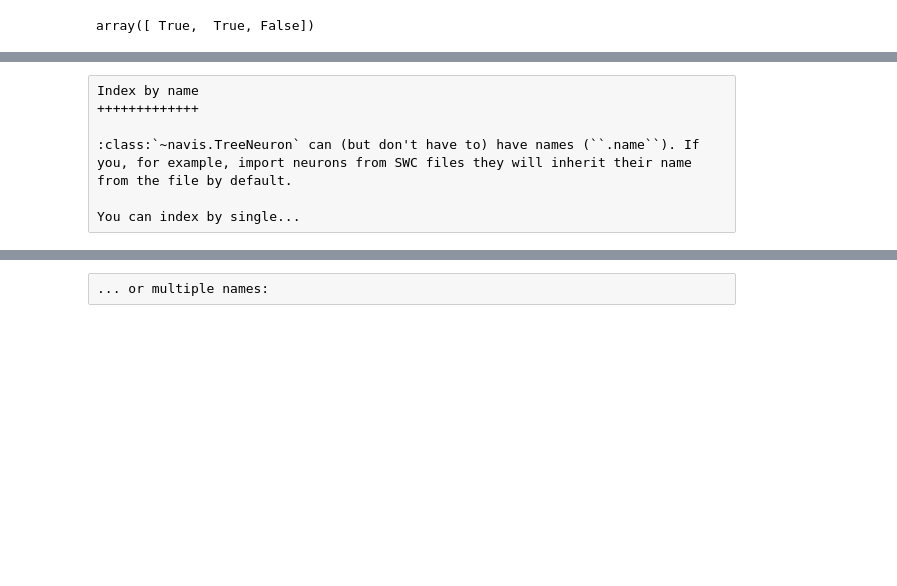
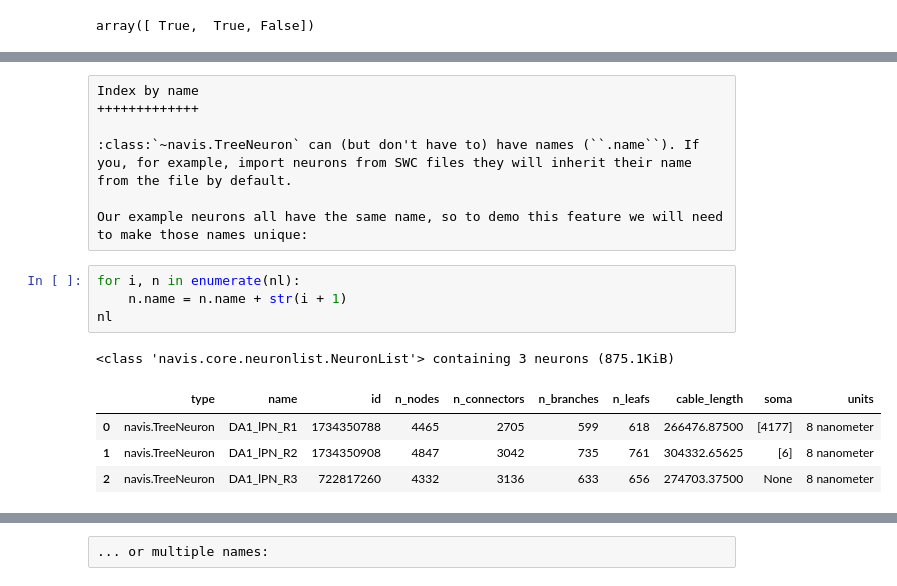
Before and after one commit to navis-org/navis, a Jupyter notebook: docs/source/tutorials/neurons_intro.ipynb, the cells around one changed output, grey strips where cells are left out. Cells and saved outputs as stored; diff of their text form; blank space fills up the shorter version.

```diff
--- a/docs/source/tutorials/neurons_intro.ipynb
+++ b/docs/source/tutorials/neurons_intro.ipynb
@@ -341,4 +341,14 @@ Index by name
 
 :class:`~navis.TreeNeuron` can (but don't have to) have names (``.name``). If you, for example, import neurons from SWC files they will inherit their name from the file by default.
 
-You can index by single...
+Our example neurons all have the same name, so to demo this feature we will need to make those names unique:
+# %%
+for i, n in enumerate(nl):
+    n.name = n.name + str(i + 1)
+nl
+# %% [output]
+<class 'navis.core.neuronlist.NeuronList'> containing 3 neurons (875.1KiB)
+|  | type | name | id | n_nodes | n_connectors | n_branches | n_leafs | cable_length | soma | units |
+| 0 | navis.TreeNeuron | DA1_lPN_R1 | 1734350788 | 4465 | 2705 | 599 | 618 | 266476.87500 | [4177] | 8 nanometer |
+| 1 | navis.TreeNeuron | DA1_lPN_R2 | 1734350908 | 4847 | 3042 | 735 | 761 | 304332.65625 | [6] | 8 nanometer |
+| 2 | navis.TreeNeuron | DA1_lPN_R3 | 722817260 | 4332 | 3136 | 633 | 656 | 274703.37500 | None | 8 nanometer |
```
Also changed, not shown: parts of 23 cells of this notebook.
